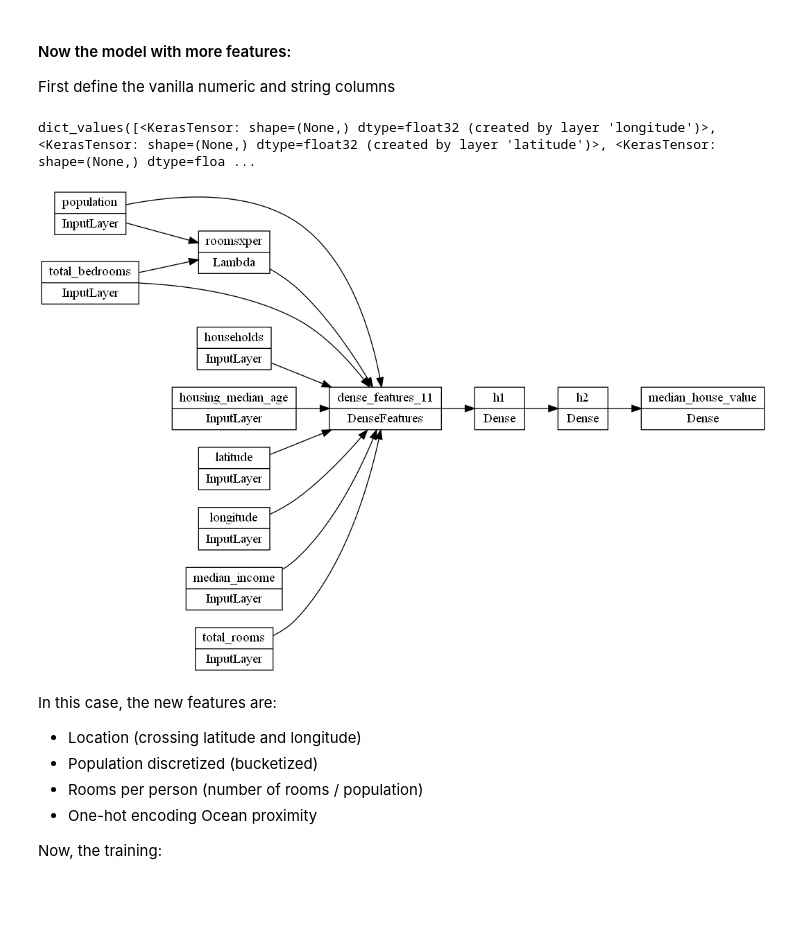
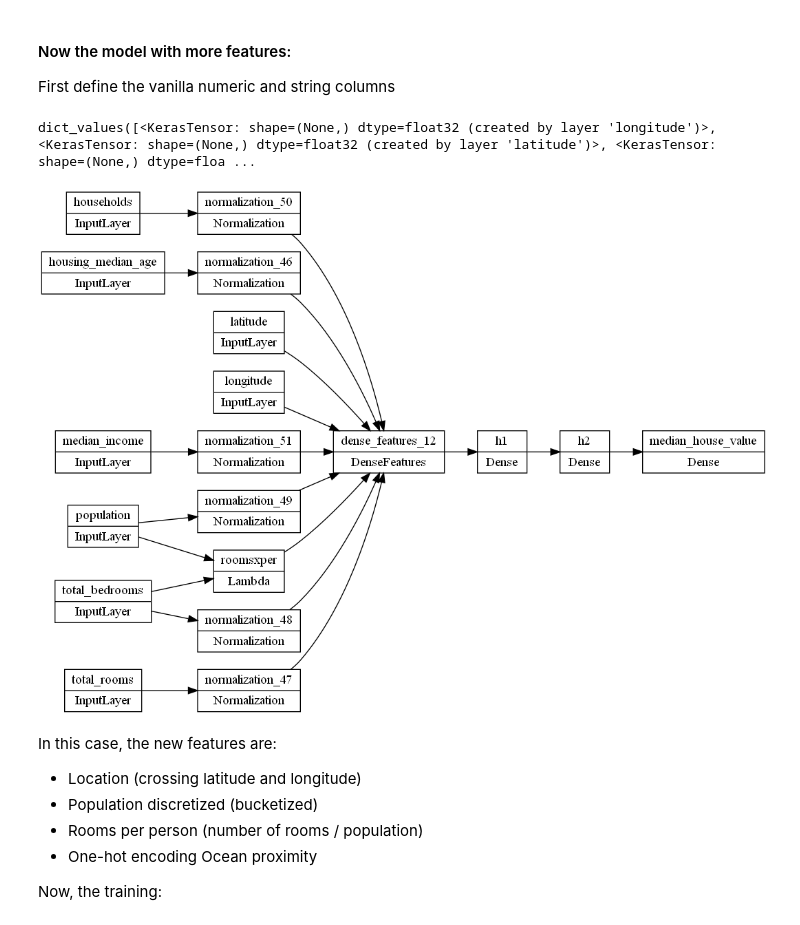
Before and after one commit to loaspra/feature-eng-tf, a Jupyter notebook: house_pricing.ipynb, the cells around one changed output. Saved outputs shown, nothing was run; the diff lists cells and outputs as text; code cells hidden in the pictures; blank space fills up the shorter version.

```diff
--- a/house_pricing.ipynb
+++ b/house_pricing.ipynb
@@ -251,11 +251,11 @@ inputs = {
 transformed = inputs.copy()
 
 # normalizing numeric features:
-# for perro in col_numerics_2:
-#     if perro not in ['longitude', 'latitude']:
-#         layer = layers.Normalization(axis = None)
-#         layer.adapt(train_ds_ax[perro])
-#         transformed[perro] = layer(inputs[perro])
+for perro in col_numerics_2:
+    if perro not in ['longitude', 'latitude']:
+        layer = layers.Normalization(axis = None)
+        layer.adapt(train_ds_ax[perro])
+        transformed[perro] = layer(inputs[perro])
 
 feature_cols = {
     col_name: fc.numeric_column(col_name)
@@ -275,35 +275,35 @@ feature_cols['roomsxper'] = fc.numeric_column('roomsxper')
 # Second, given the distribution of the "population" column,
 # a bucketized feature could be useful
 
 # locatio
 # feature_cols['location'] = fc.embedding_column(fc.crossed_column(['latitude', 'longitude'], 100), 1000)
 
 # One-hot OCEAN PROXIMITY:
 # vocab = df[col_string].unique()
 
 # one_hot_OP = fc.categorical_column_with_vocabulary_list(col_string, vocab)
 # feature_cols['OceaProx'] = fc.indicator_column(one_hot_OP)
 
 # now the odel:
 
 print(inputs.values())
 dnn_inputs = layers.DenseFeatures(feature_cols.values())(transformed)
-h1 = layers.Dense(30, activation = 'relu', name = 'h1')(dnn_inputs)
+h1 = layers.Dense(32, activation = 'relu', name = 'h1')(dnn_inputs)
 h2 = layers.Dense(16, activation = 'relu', name = 'h2')(h1)
 output = layers.Dense(1, activation = 'linear', name = 'median_house_value')(h2)
 
 feat_model = tf.keras.models.Model(inputs, output)
 
 feat_model.compile(optimizer = 'adam',
                     loss = 'mse',
                     metrics = ['mse'])
 
 
 # now te plot:
 tf.keras.utils.plot_model(feat_model, 'featured_model.png', show_shapes=False, rankdir='LR')
 # %% [output]
 dict_values([<KerasTensor: shape=(None,) dtype=float32 (created by layer 'longitude')>, <KerasTensor: shape=(None,) dtype=float32 (created by layer 'latitude')>, <KerasTensor: shape=(None,) dtype=floa ...
-[figure, old version]
+[figure, new version]
 # %% [markdown]
 In this case, the new features are:
 + Location (crossing latitude and longitude)
```
Also changed, not shown: parts of 4 cells of this notebook, 1 other file.
